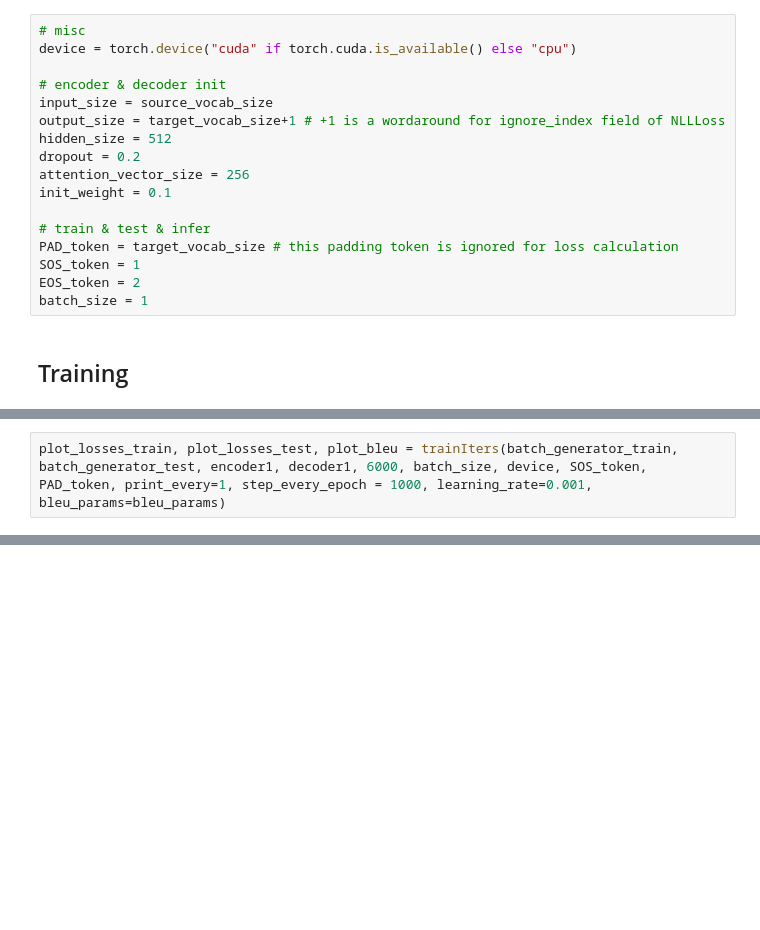
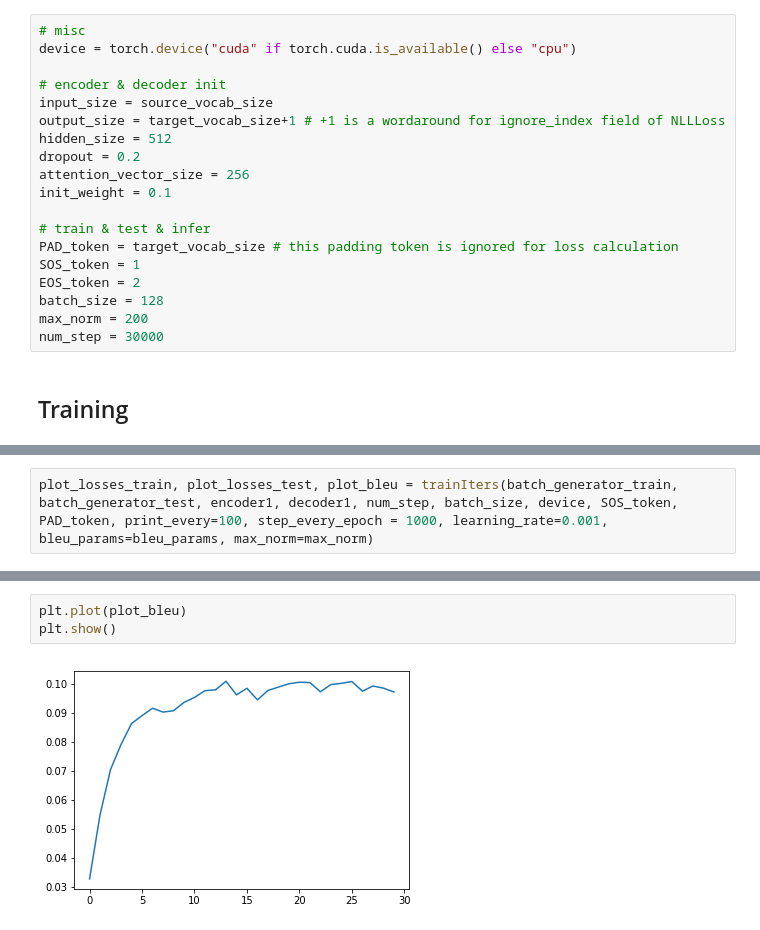
Before and after one commit to elvis-lee/NMT, a Jupyter notebook: CS294-129/refactor.ipynb, the cells around one changed output, grey strips where cells are left out. Drawn from its saved outputs; the diff is of its cells as text; blank space fills up the shorter version.

```diff
--- a/CS294-129/refactor.ipynb
+++ b/CS294-129/refactor.ipynb
@@ -155,7 +155,9 @@ init_weight = 0.1
 PAD_token = target_vocab_size # this padding token is ignored for loss calculation
 SOS_token = 1
 EOS_token = 2
-batch_size = 1
+batch_size = 128
+max_norm = 200
+num_step = 30000
 # %% [markdown]
 ## Training
 # %%
@@ -180,2 +178,2 @@ torch.max(encoder1.lstm.weight_ih_l0)
 # %%
-plot_losses_train, plot_losses_test, plot_bleu = trainIters(batch_generator_train, batch_generator_test, encoder1, decoder1, 6000, batch_size, device, SOS_token, PAD_token, print_every=1, step_every_epoch = 1000, learning_rate=0.001, bleu_params=bleu_params)
+plot_losses_train, plot_losses_test, plot_bleu = trainIters(batch_generator_train, batch_generator_test, encoder1, decoder1, num_step, batch_size, device, SOS_token, PAD_token, print_every=100, step_every_epoch = 1000, learning_rate=0.001, bleu_params=bleu_params, max_norm=max_norm)
@@ -185,0 +204,5 @@ plt.show()
+# %%
+plt.plot(plot_bleu)
+plt.show()
+# %% [output]
+[figure, added]
```
Also changed, not shown: parts of 5 cells of this notebook, 3 other files.
